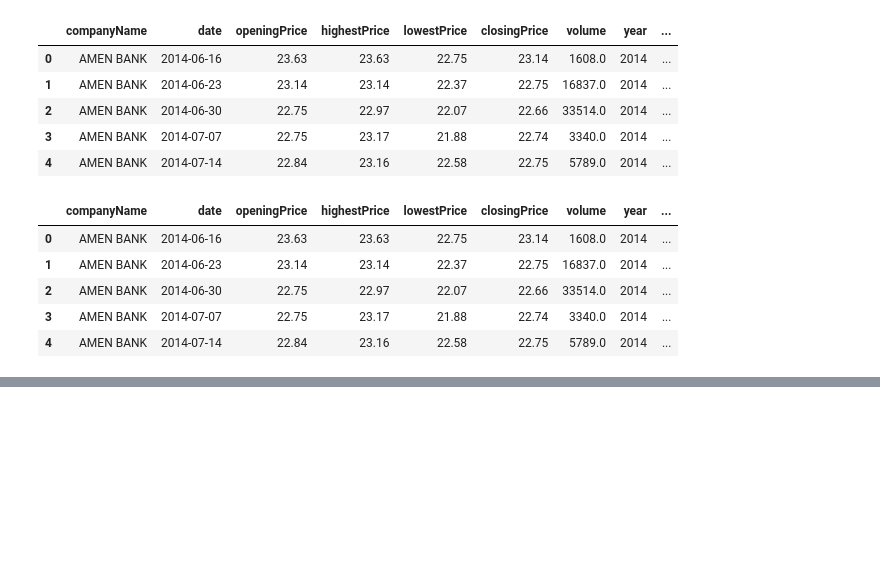
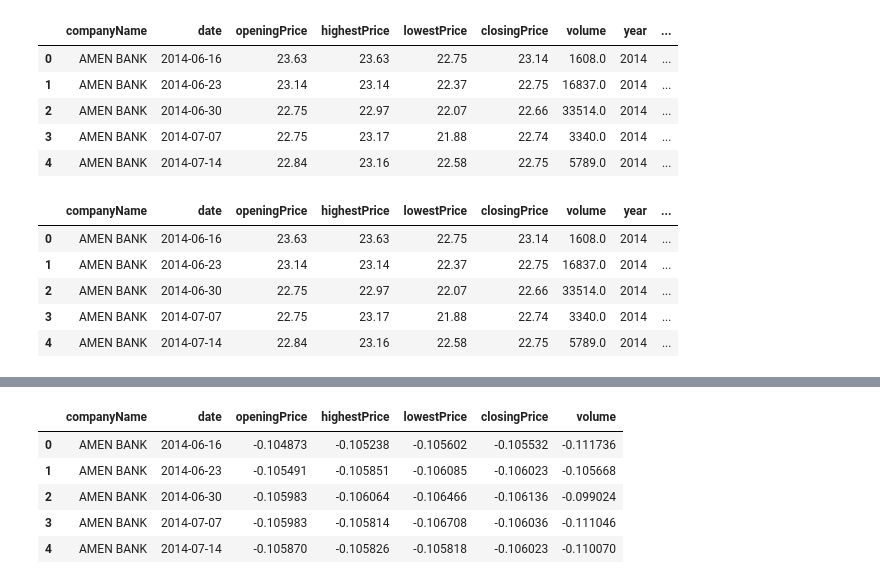
Before and after one commit to FirasKahlaoui/tunisia-stock-market, a Jupyter notebook: notebooks/Feature_Engineering.ipynb, the cells around one changed output, grey strips where cells are left out. Saved outputs shown, nothing was run; the diff lists cells and outputs as text; code cells hidden in the pictures; blank space fills up the shorter version.

Commit message:
Testing the closingPrice prediction

```diff
--- a/notebooks/Feature_Engineering.ipynb
+++ b/notebooks/Feature_Engineering.ipynb
@@ -12,3 +13,5 @@ from sklearn.model_selection import train_test_split
 # Loading the dataset
 data = pd.read_csv('./data/cleaned_weekly_stock_market.csv')
 data.head()
+
+input_data = data.copy()
@@ -83,12 +71,32 @@ For example, when doing 'df[col].method(value, inplace=True)', try using 'df.met
 features_to_scale = ['openingPrice', 'highestPrice', 'lowestPrice', 'closingPrice', 'volume',
                      'price_range', 'price_change', 'weekly_return', 'log_volume',
                      'moving_avg_4', 'ema_4', 'volatility_4']
+
+input_features =['openingPrice', 'highestPrice', 'lowestPrice', 'volume']
+target = ['closingPrice']
 # %%
 # Initialize the scaler
 scaler = StandardScaler()
+
+input_scaler = StandardScaler()
+
+target_scaler = StandardScaler()
 # %%
 # Fit and transform the features
 data[features_to_scale] = scaler.fit_transform(data[features_to_scale])
+
+input_data[input_features] = input_scaler.fit_transform(input_data[input_features])
+
+input_data[target] = target_scaler.fit_transform(input_data[target])
 # %%
 # Save the processed dataset to a new CSV file
 data.to_csv('./data/engineered_weekly_stock_market.csv', index=False)
+# %%
+input_data.head()
+# %% [output]
+|  | companyName | date | openingPrice | highestPrice | lowestPrice | closingPrice | volume |
+| 0 | AMEN BANK | 2014-06-16 | -0.104873 | -0.105238 | -0.105602 | -0.105532 | -0.111736 |
+| 1 | AMEN BANK | 2014-06-23 | -0.105491 | -0.105851 | -0.106085 | -0.106023 | -0.105668 |
+| 2 | AMEN BANK | 2014-06-30 | -0.105983 | -0.106064 | -0.106466 | -0.106136 | -0.099024 |
+| 3 | AMEN BANK | 2014-07-07 | -0.105983 | -0.105814 | -0.106708 | -0.106036 | -0.111046 |
+| 4 | AMEN BANK | 2014-07-14 | -0.105870 | -0.105826 | -0.105818 | -0.106023 | -0.110070 |
```
Also changed, not shown: parts of 5 cells of this notebook, 8 other files.
